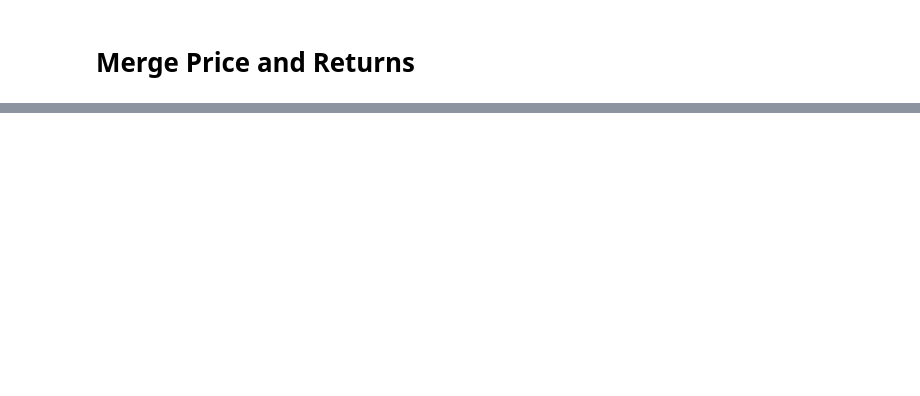
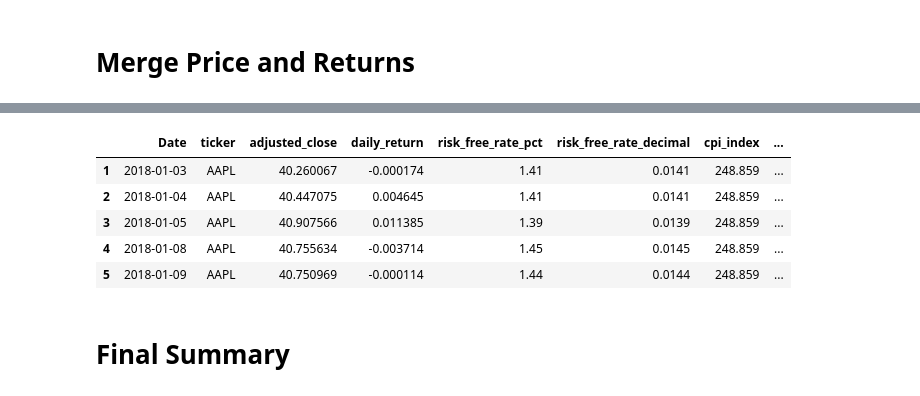
Before and after one commit to SamiiShabuse/INFO442-Group-Project, a Jupyter notebook: notebooks/04_data_integration.ipynb, the cells around one changed output, grey strips where cells are left out. Saved outputs shown, nothing was run; the diff lists cells and outputs as text; code cells hidden in the pictures; blank space fills up the shorter version.

```diff
--- a/notebooks/04_data_integration.ipynb
+++ b/notebooks/04_data_integration.ipynb
@@ -258,0 +410,2 @@ asset_metadata
+# %%
+modeling_base = daily_market_data.dropna(subset=["daily_return"]).copy()
@@ -258,0 +471,11 @@ asset_metadata
+# %%
+modeling_base.head()
+# %% [output]
+|  | Date | ticker | adjusted_close | daily_return | risk_free_rate_pct | risk_free_rate_decimal | cpi_index | ... |
+| 1 | 2018-01-03 | AAPL | 40.260067 | -0.000174 | 1.41 | 0.0141 | 248.859 | ... |
+| 2 | 2018-01-04 | AAPL | 40.447075 | 0.004645 | 1.41 | 0.0141 | 248.859 | ... |
+| 3 | 2018-01-05 | AAPL | 40.907566 | 0.011385 | 1.39 | 0.0139 | 248.859 | ... |
+| 4 | 2018-01-08 | AAPL | 40.755634 | -0.003714 | 1.45 | 0.0145 | 248.859 | ... |
+| 5 | 2018-01-09 | AAPL | 40.750969 | -0.000114 | 1.44 | 0.0144 | 248.859 | ... |
+# %% [markdown]
+# Final Summary
```
Also changed, not shown: parts of 37 cells of this notebook.
